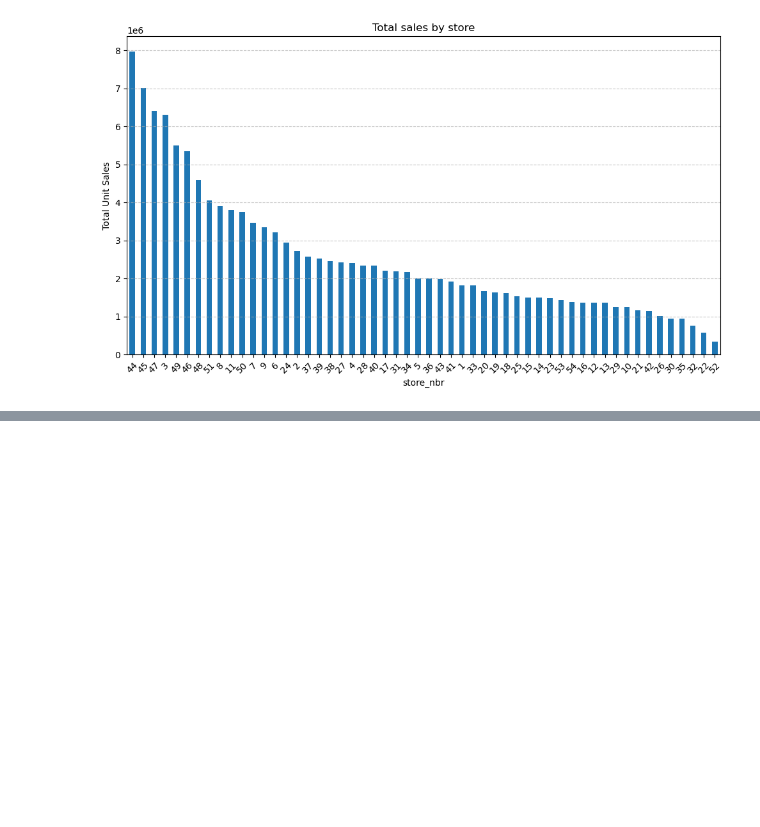
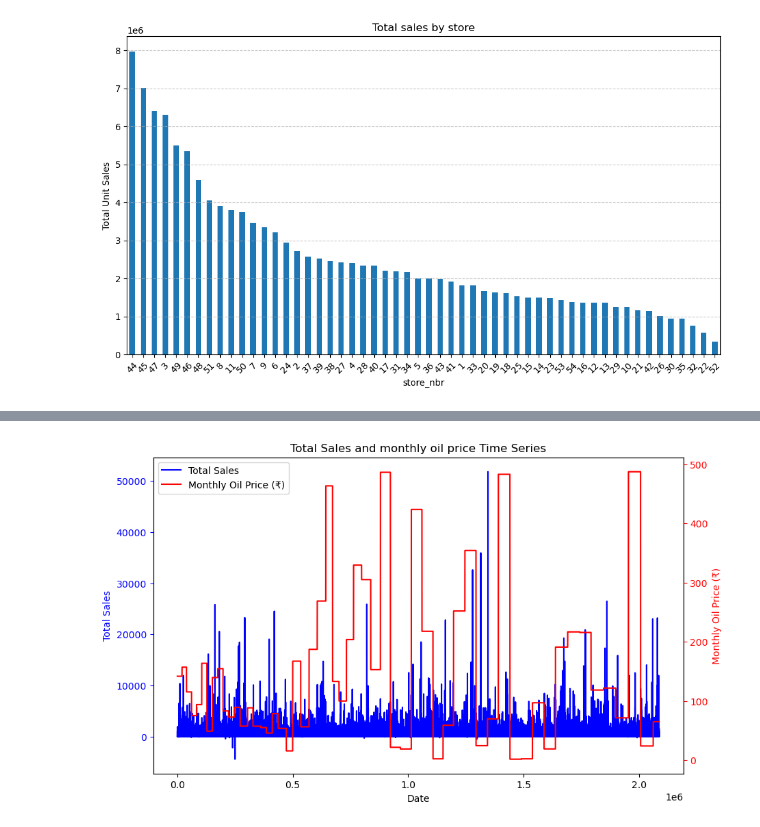
Before and after one commit to stijndirickx/Case-2, a Jupyter notebook: notebooks/03_analyse_sales.ipynb, the cells around one changed output, grey strips where cells are left out. Cells and saved outputs as stored; diff of their text form; code cells hidden in the pictures; blank space fills up the shorter version.

```diff
--- a/notebooks/03_analyse_sales.ipynb
+++ b/notebooks/03_analyse_sales.ipynb
@@ -142,0 +218,22 @@ Name: total_sales, dtype: float64
+# %%
+df = pd.read_csv('../data/processed/merged_clean.csv')
+
+fig, ax1 = plt.subplots(figsize=(10, 6))
+
+ax1.plot(df.index, df['total_sales'], label='Total Sales', color='blue')
+ax1.set_xlabel('Date')
+ax1.set_ylabel('Total Sales', color='blue')
+ax1.tick_params('y', colors='blue')
+
+ax2 = ax1.twinx()
+ax2.plot(df.index, df['oil_price_monthly'], label='Monthly Oil Price (₹)', color='red')
+ax2.set_ylabel('Monthly Oil Price (₹)', color='red')
+ax2.tick_params('y', colors='red')
+
+
+lines = ax1.get_lines() + ax2.get_lines()
+ax1.legend(lines, [line.get_label() for line in lines], loc='upper left')
+plt.title('Total Sales and monthly oil price Time Series')
+plt.show()
+# %% [output]
+[figure, added]
```
Also changed, not shown: parts of 11 cells of this notebook, 7 other files.
